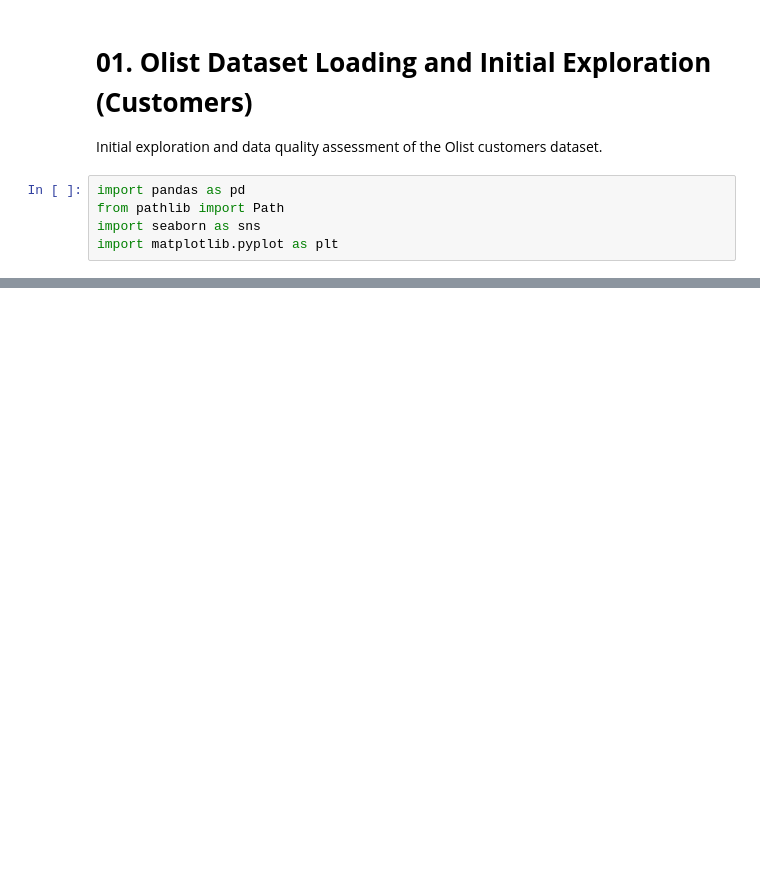
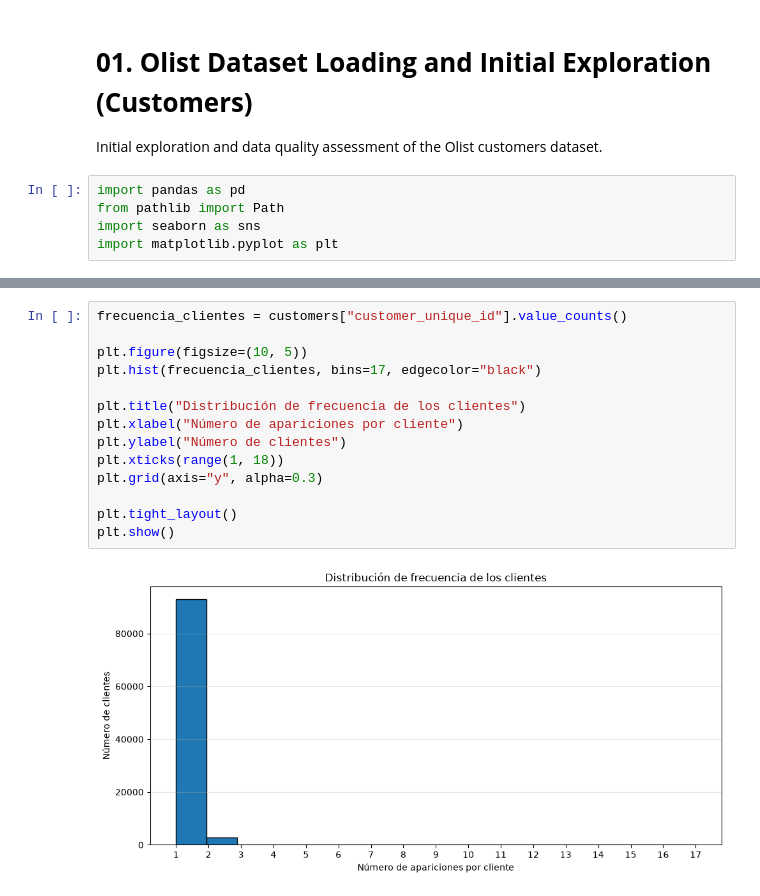
Before and after one commit to danielmdiaz/olist-demo-project, a Jupyter notebook: notebooks/02_read_dataset_customers.ipynb, the cells around one changed output, grey strips where cells are left out. Drawn from its saved outputs; the diff is of its cells as text; blank space fills up the shorter version.

Commit message:
Add initial orders and customers exploration notebooks

```diff
--- a/notebooks/02_read_dataset_customers.ipynb
+++ b/notebooks/02_read_dataset_customers.ipynb
@@ -19,0 +80,16 @@ customers.head()
+# %%
+frecuencia_clientes = customers["customer_unique_id"].value_counts()
+
+plt.figure(figsize=(10, 5))
+plt.hist(frecuencia_clientes, bins=17, edgecolor="black")
+
+plt.title("Distribución de frecuencia de los clientes")
+plt.xlabel("Número de apariciones por cliente")
+plt.ylabel("Número de clientes")
+plt.xticks(range(1, 18))
+plt.grid(axis="y", alpha=0.3)
+
+plt.tight_layout()
+plt.show()
+# %% [output]
+[figure, added]
```
Also changed, not shown: parts of 4 cells of this notebook.
